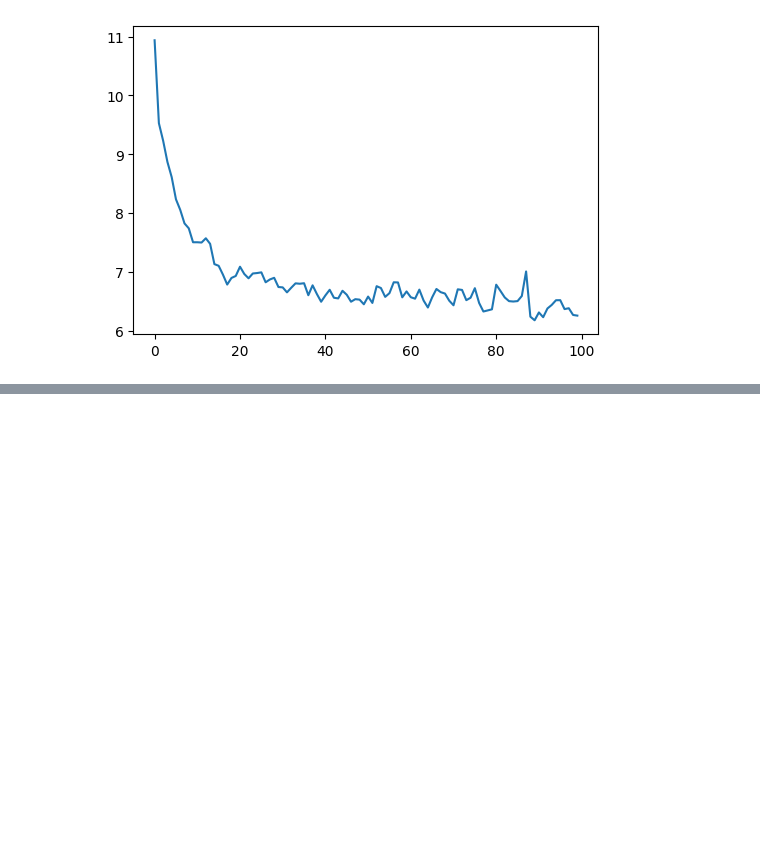
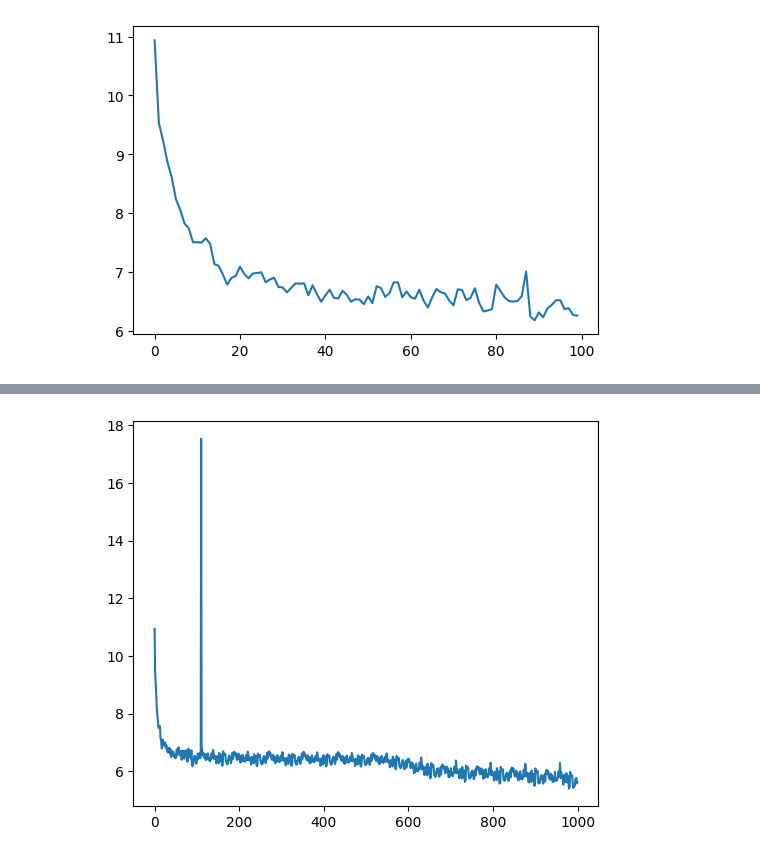
Before and after one commit to samitha278/gpt2-lite, a Jupyter notebook: optimize_gpt2.ipynb, the cells around one changed output, grey strips where cells are left out. Cells and saved outputs as stored; diff of their text form; code cells hidden in the pictures; blank space fills up the shorter version.

Commit message:
Train with torch Compile

```diff
--- a/optimize_gpt2.ipynb
+++ b/optimize_gpt2.ipynb
@@ -439,5 +439,5 @@ plt.show()
 # %%
-max_iter = 100
+max_iter = 1000
 lr = 3e-4
 B = 4
 T = 1024
@@ -453,11 +453,16 @@ model = model.to(device)
 model = torch.compile(model)    # compile model into optimize form
 
 
+
 data = DataLoader(B,T)
+optimizer = torch.optim.AdamW(model.parameters(),lr = lr)
+losses = torch.zeros((max_iter,))
 
-optimizer = torch.optim.AdamW(model.parameters(),lr = lr)
 
-losses = torch.zeros((max_iter,))
+#Gradient Scalar
+scaler = torch.amp.GradScaler(device)     # Prevents gradient underflow when using FP16
+
+
 
 #optimize
 for i in range(max_iter):
@@ -468,21 +473,23 @@ for i in range(max_iter):
   xb , yb = xb.to(device),yb.to(device)
 
   #AMP
-  with torch.autocast(device_type=device, dtype=torch.bfloat16):
+  with torch.autocast(device_type=device, dtype=torch.float16):   # FP16
     logits , loss = model(xb,yb)
 
   optimizer.zero_grad()
-  loss.backward()
-  optimizer.step()
 
-  torch.cuda.synchronize()   # cpu and cuda sync
+  scaler.scale(loss).backward()     # multiplies loss by a scale factor
+  scaler.step(optimizer)            # unscales gradients then call optimizer step
+  scaler.update()                   # adjusts the scale factor automatically each iteration
+
+
+  torch.cuda.synchronize()
 
   t1 = time.time()   # time end
-
-  t = (t1 - t0)*1000   # ms
+  t = (t1 - t0)*1000 # ms
 
   losses[i] = loss.item()
 
-  if i%10==0 : print(f'{i}/{max_iter}   {loss.item()}    {t} ms')
+  if i%100==0 : print(f'{i}/{max_iter}   {loss.item()}    {t} ms')
 # %% [output]
 1 epoch size: 338025
@@ -499,0 +506,6 @@ W0924 09:13:45.859000 3791 torch/_inductor/utils.py:1436] [0/0] Not enough SMs t
+# %%
+plt.figure(figsize=(6,5))
+plt.plot(losses)
+plt.show()
+# %% [output]
+[figure, added]
```
Also changed, not shown: parts of 2 cells of this notebook.
